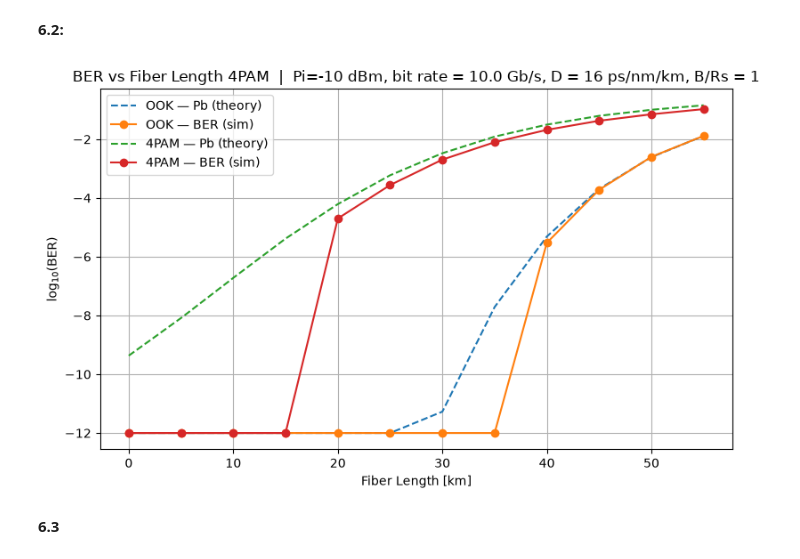
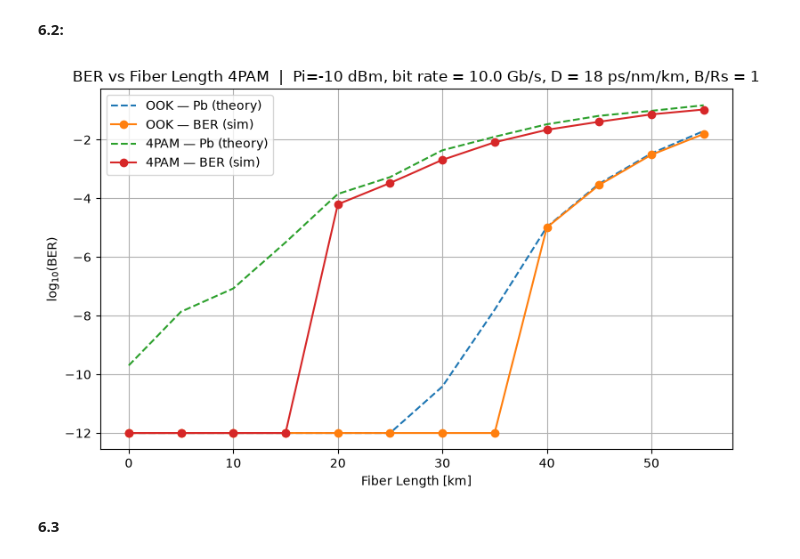
Before and after one commit to tqb634/LVTN, a Jupyter notebook: main_simulation.ipynb, the cells around one changed output. Drawn from its saved outputs; the diff is of its cells as text; code cells hidden in the pictures.

```diff
--- a/main_simulation.ipynb
+++ b/main_simulation.ipynb
@@ -715,8 +715,8 @@ Rs_4PAM_61 = bit_rate/2
 RX_BW_OOK_61 = Rs_OOK_61       # matched-filter bandwidth (B = Rs)
 RX_BW_4PAM_61 = Rs_4PAM_61
 
-nBits_61 = 1000000
-FIBER_D_62 = 16
+nBits_61 = 100000
+FIBER_D_62 = 18
 
 # OOK
 sweep3_ook = sweep_param(
@@ -731,34 +731,34 @@ sweep3_ook = sweep_param(
         'fiber_D':      FIBER_D_62,
         'Fc':           Fc,
         'rx_bandwidth': RX_BW_OOK_61,
         'nBits':        nBits_61,
     }
 )
 
 # PAM4
 sweep3_pam4 = sweep_param(
     param_name   = 'fiber_L',
     param_range  = length_range,
     fixed_params = {
         'Pi_dBm':       Pi_len,
         'M':            4,
         'Rs':           Rs_4PAM_61,
         'SpS':          SpS,
         'fiber_alpha':  FIBER_ALPHA,
         'fiber_D':      FIBER_D_62,
         'Fc':           Fc,
         'rx_bandwidth': RX_BW_4PAM_61,
         'nBits':        nBits_61,
     }
 )
 
 plot_ber_vs_length(
     results_list = [sweep3_ook, sweep3_pam4],
     labels       = ['OOK', '4PAM'],
     title        = f'BER vs Fiber Length 4PAM  |  Pi={Pi_len} dBm, bit rate = {bit_rate/1e9} Gb/s, D = {FIBER_D_62} ps/nm/km, B/Rs = 1',
 )
 # %% [output]
-[figure, old version]
+[figure, new version]
 # %% [markdown]
 **6.3**
 # %%
```
Also changed, not shown: parts of 3 cells of this notebook, 1 other file.
